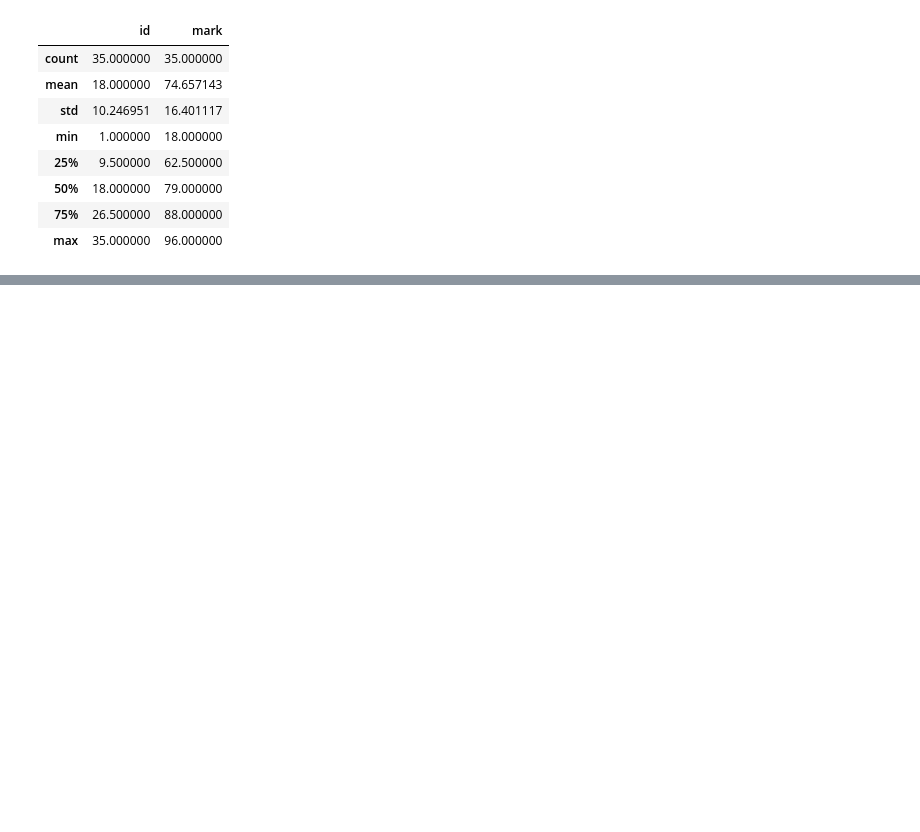
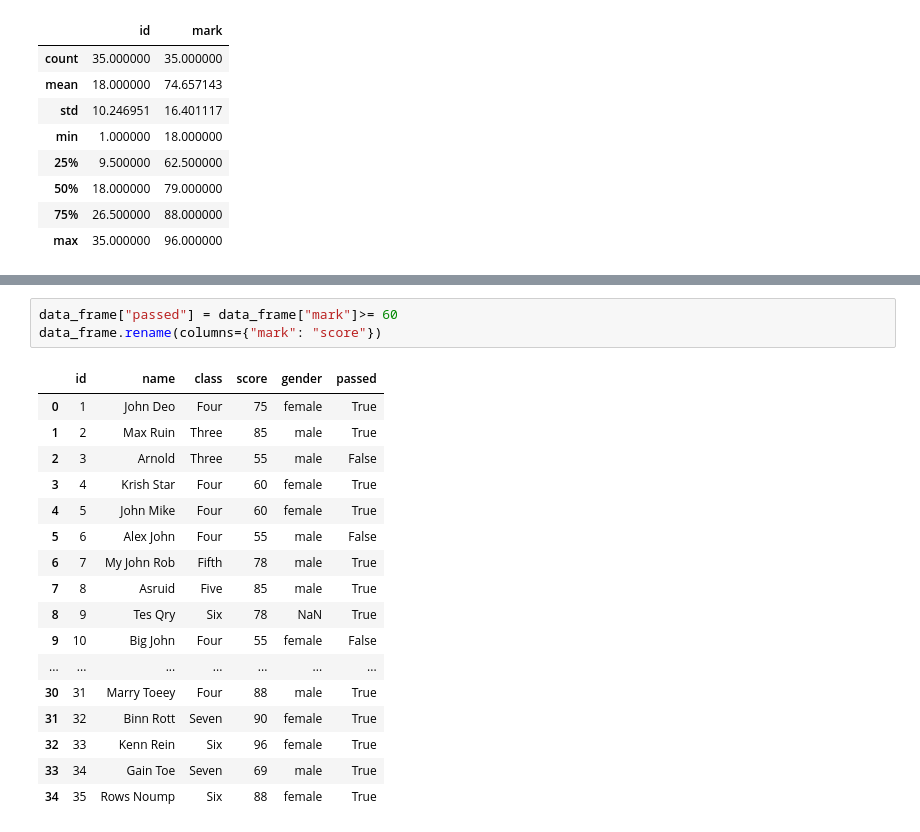
Before and after one commit to LukeSeymour1993/Portfolio, a Jupyter notebook: portfolio1.ipynb, the cells around one changed output, grey strips where cells are left out. Saved outputs shown, nothing was run; the diff lists cells and outputs as text; blank space fills up the shorter version.

```diff
--- a/portfolio1.ipynb
+++ b/portfolio1.ipynb
@@ -55,0 +88,21 @@ data_frame.describe()
+# %%
+data_frame["passed"] = data_frame["mark"]>= 60
+data_frame.rename(columns={"mark": "score"})
+# %% [output]
+|  | id | name | class | score | gender | passed |
+| 0 | 1 | John Deo | Four | 75 | female | True |
+| 1 | 2 | Max Ruin | Three | 85 | male | True |
+| 2 | 3 | Arnold | Three | 55 | male | False |
+| 3 | 4 | Krish Star | Four | 60 | female | True |
+| 4 | 5 | John Mike | Four | 60 | female | True |
+| 5 | 6 | Alex John | Four | 55 | male | False |
+| 6 | 7 | My John Rob | Fifth | 78 | male | True |
+| 7 | 8 | Asruid | Five | 85 | male | True |
+| 8 | 9 | Tes Qry | Six | 78 | NaN | True |
+| 9 | 10 | Big John | Four | 55 | female | False |
+| ... | ... | ... | ... | ... | ... | ... |
+| 30 | 31 | Marry Toeey | Four | 88 | male | True |
+| 31 | 32 | Binn Rott | Seven | 90 | female | True |
+| 32 | 33 | Kenn Rein | Six | 96 | female | True |
+| 33 | 34 | Gain Toe | Seven | 69 | male | True |
+| 34 | 35 | Rows Noump | Six | 88 | female | True |
```
Also changed, not shown: parts of 6 cells of this notebook.
